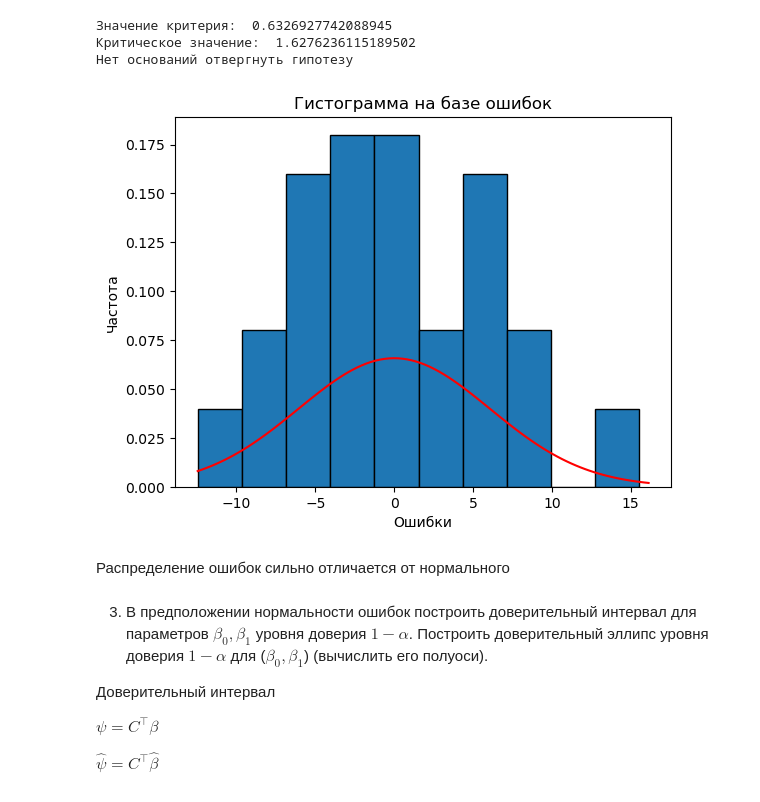
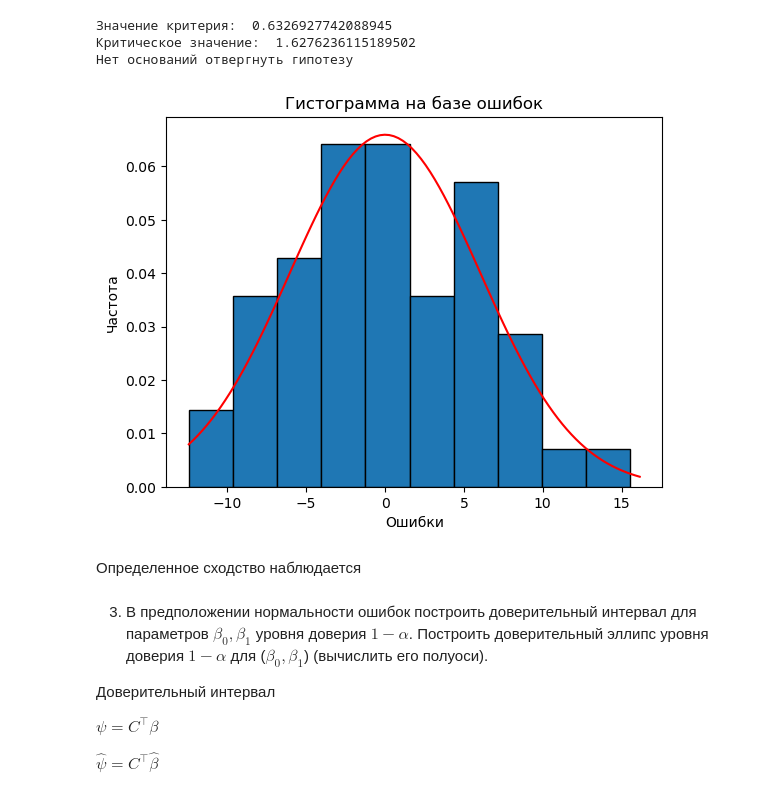
Before and after one commit to the-mvi/stat_an_gr1375-2023, a Jupyter notebook: 1375_Gavrilov_MS/task3.ipynb, the cells around one changed output. Saved outputs shown, nothing was run; the diff lists cells and outputs as text; code cells hidden in the pictures.

```diff
--- a/1375_Gavrilov_MS/task3.ipynb
+++ b/1375_Gavrilov_MS/task3.ipynb
@@ -200,19 +200,19 @@ else:
 Критическое значение:  1.6276236115189502
 Нет оснований отвергнуть гипотезу
 # %%
-plt.hist(err, bins = np.arange(min(err), max(err) + h, h),edgecolor='black', weights=np.ones_like(err)/len(err))
+plt.hist(err, bins = np.arange(min(err), max(err) + h, h),edgecolor='black', density=True)
 plt.title('Гистограмма на базе ошибок')
 plt.xlabel('Ошибки')
 plt.ylabel('Частота')
 
 line = np.linspace(min(err), max(err)+h, 100)
 plt.plot(line, norm.pdf(line, np.mean(err), s_2**(1/2)), color='red')
 
 plt.show()
 # %% [output]
-[figure, old version]
+[figure, new version]
-# %% [markdown]
-Распределение ошибок сильно отличается от нормального
+# %% [markdown]
+Определенное сходство наблюдается
 # %% [markdown]
 3. В предположении нормальности ошибок построить доверительный интервал для параметров $\beta_0,\beta_1$ уровня доверия $1-\alpha$. Построить доверительный эллипс уровня доверия $1-\alpha$ для ($\beta_0,\beta_1$) (вычислить его полуоси).
 
```
Also changed, not shown: parts of 5 cells of this notebook.
